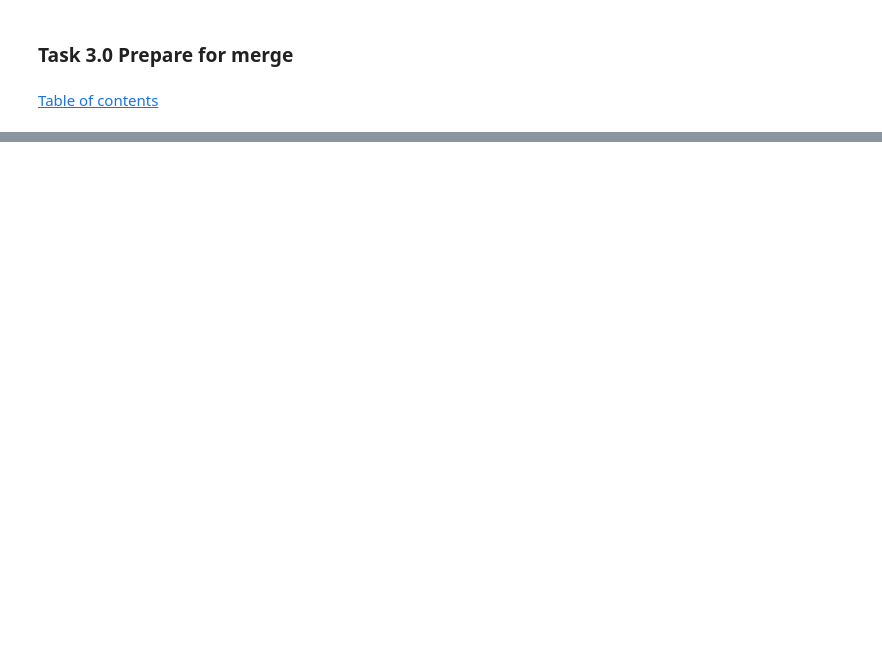
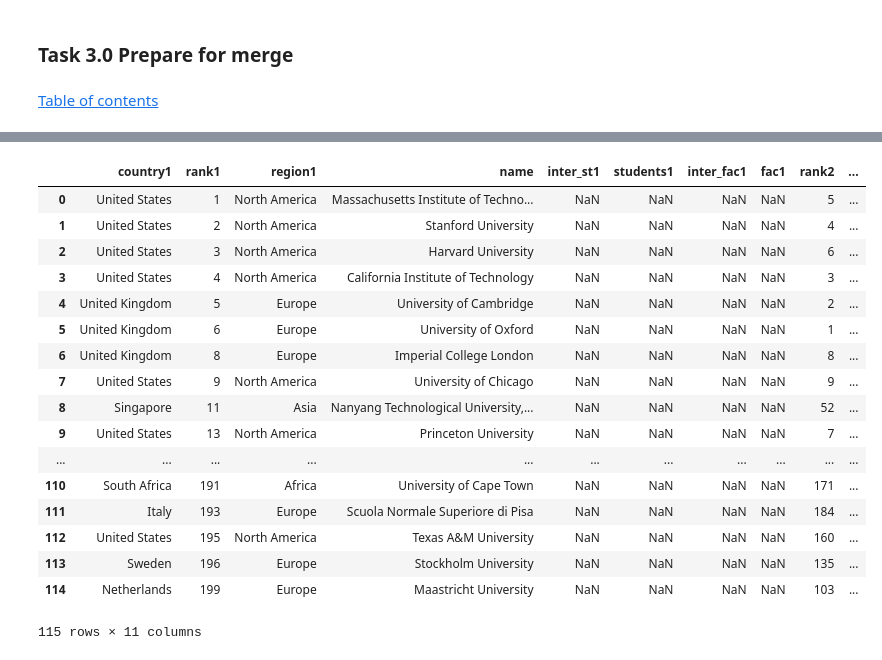
Before and after one commit to IsaacLeimgruber/ADA_labs_repo, a Jupyter notebook: 02 - Data from the Web/hw02_isaac.ipynb, the cells around one changed output, grey strips where cells are left out. Saved outputs shown, nothing was run; the diff lists cells and outputs as text; code cells hidden in the pictures; blank space fills up the shorter version.

```diff
--- a/02 - Data from the Web/hw02_isaac.ipynb
+++ b/02 - Data from the Web/hw02_isaac.ipynb
@@ -937,0 +927,9 @@ region_df2.head()
+# %%
+df_pre_merge = univ_tot_df[:201].copy()
+df_pre_merge2 = univ_tot_df2[:201].copy()
+
+df_pre_merge.columns = ['country1', 'rank1', 'region1', 'name', 'inter_st1', 'students1', 'inter_fac1', 'fac1']
+df_pre_merge2.columns = ['rank2', 'country2', 'name', 'students2', 'stu_fac_ratio2', 'inter_st_ratio']
+df_pre_merge[['name']].applymap(remove_par)
+df_pre_merge2[['name']].applymap(remove_par)
+df_pre_merge2.he
@@ -937,0 +955,26 @@ region_df2.head()
+# %%
+df_merged = df_pre_merge.merge(df_pre_merge2, how='inner', on = 'name')
+new_column_order = ['name', 'region1', 'rank1', 'rank2', 'country1', 'students1', 'inter_st1', 'fac1', 'inter_fac1',
+                   'stu_fac_ratio2', 'inter_st_ratio']
+df_merged2 = df_merged.drop('country2', axis=1).drop('students2', axis=1)
+df_merged2.reindex(columns = new_column_order)
+df_merged2
+# %% [output]
+|  | country1 | rank1 | region1 | name | inter_st1 | students1 | inter_fac1 | fac1 | rank2 | ... |
+| 0 | United States | 1 | North America | Massachusetts Institute of Techno... | NaN | NaN | NaN | NaN | 5 | ... |
+| 1 | United States | 2 | North America | Stanford University | NaN | NaN | NaN | NaN | 4 | ... |
+| 2 | United States | 3 | North America | Harvard University | NaN | NaN | NaN | NaN | 6 | ... |
+| 3 | United States | 4 | North America | California Institute of Technology | NaN | NaN | NaN | NaN | 3 | ... |
+| 4 | United Kingdom | 5 | Europe | University of Cambridge | NaN | NaN | NaN | NaN | 2 | ... |
+| 5 | United Kingdom | 6 | Europe | University of Oxford | NaN | NaN | NaN | NaN | 1 | ... |
+| 6 | United Kingdom | 8 | Europe | Imperial College London | NaN | NaN | NaN | NaN | 8 | ... |
+| 7 | United States | 9 | North America | University of Chicago | NaN | NaN | NaN | NaN | 9 | ... |
+| 8 | Singapore | 11 | Asia | Nanyang Technological University,... | NaN | NaN | NaN | NaN | 52 | ... |
+| 9 | United States | 13 | North America | Princeton University | NaN | NaN | NaN | NaN | 7 | ... |
+| ... | ... | ... | ... | ... | ... | ... | ... | ... | ... | ... |
+| 110 | South Africa | 191 | Africa | University of Cape Town | NaN | NaN | NaN | NaN | 171 | ... |
+| 111 | Italy | 193 | Europe | Scuola Normale Superiore di Pisa | NaN | NaN | NaN | NaN | 184 | ... |
+| 112 | United States | 195 | North America | Texas A&M University | NaN | NaN | NaN | NaN | 160 | ... |
+| 113 | Sweden | 196 | Europe | Stockholm University | NaN | NaN | NaN | NaN | 135 | ... |
+| 114 | Netherlands | 199 | Europe | Maastricht University | NaN | NaN | NaN | NaN | 103 | ... |
+115 rows × 11 columns
```
Also changed, not shown: parts of 20 cells of this notebook.
